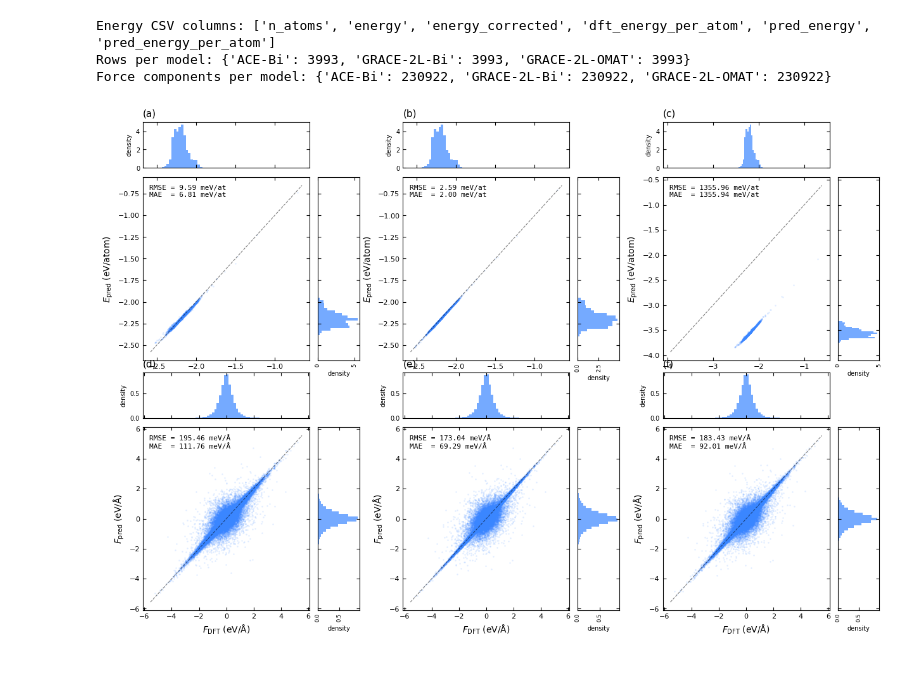
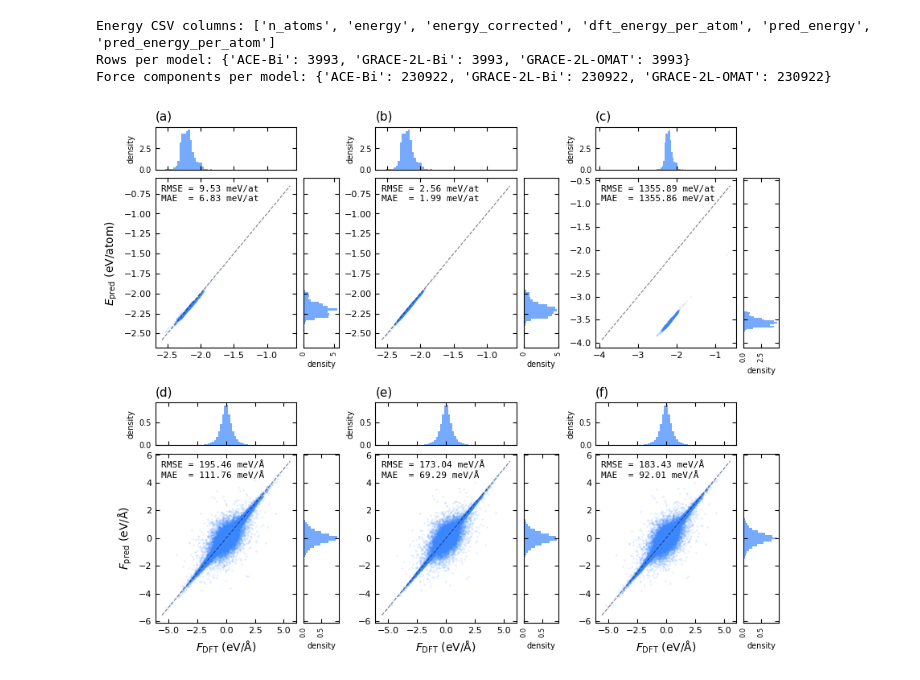
Before and after one commit to thermoatoms/Bi-MLIPs, a Jupyter notebook: validation/plot.ipynb, the cells around one changed output. Drawn from its saved outputs; the diff is of its cells as text; code cells hidden in the pictures.

Commit message:
update EV curves and plots

```diff
--- a/validation/plot.ipynb
+++ b/validation/plot.ipynb
@@ -79,44 +79,44 @@ def joint_panel(fig, subplot_spec, x, y, xlabel, ylabel, letter, model_label, un
               fontsize=8, family="monospace")
 
     # ── panel letter + model label ────────────────────────────────────────
-    ax_t.set_title(f"{letter}  {model_label}", loc="left", fontsize=11)
+    ax_t.set_title(f"{letter}", loc="left", fontsize=11)
 
     return ax_s, ax_t, ax_r
 
 
 # ── Figure ────────────────────────────────────────────────────────────────────
-fig = plt.figure(figsize=(15, 10))
-outer = GridSpec(2, 3, figure=fig, hspace=0.35, wspace=0.30)
+fig = plt.figure(figsize=(10, 8))
+outer = GridSpec(2, 3, figure=fig, hspace=0.25, wspace=0.20)
 
 for col, (label, _, _) in enumerate(models):
     df = dfs[label]
 
     # Row 0 – energy
     x_e = df["dft_energy_per_atom"].values
     y_e = df["pred_energy_per_atom"].values
     m   = np.isfinite(x_e) & np.isfinite(y_e)
     ax_e, _, _ = joint_panel(fig, outer[0, col], x_e[m], y_e[m],
                 xlabel=r"$E_\mathrm{DFT}$ (eV/atom)",
                 ylabel=r"$E_\mathrm{pred}$ (eV/atom)",
                 letter=panel_letters[0][col], model_label=label,
                 unit="meV/at", scale=1000)
     if col > 0:
         ax_e.set_ylabel("")
     ax_e.set_xlabel("")   # no x label on row 0
 
     # Row 1 – forces
     x_f = forces[label]["dft"]
     y_f = forces[label]["pred"]
     m   = np.isfinite(x_f) & np.isfinite(y_f)
     ax_f, _, _ = joint_panel(fig, outer[1, col], x_f[m], y_f[m],
                 xlabel=r"$F_\mathrm{DFT}$ (eV/Å)",
                 ylabel=r"$F_\mathrm{pred}$ (eV/Å)",
                 letter=panel_letters[1][col], model_label=label,
                 unit="meV/Å", scale=1000)
     if col > 0:
         ax_f.set_ylabel("")
 
 plt.savefig("parity_plots.png", dpi=300, bbox_inches="tight")
 plt.show()
 # %% [output]
-[figure, old version]
+[figure, new version]
```
Also changed, not shown: parts of 1 cell of this notebook, 3 other files.
